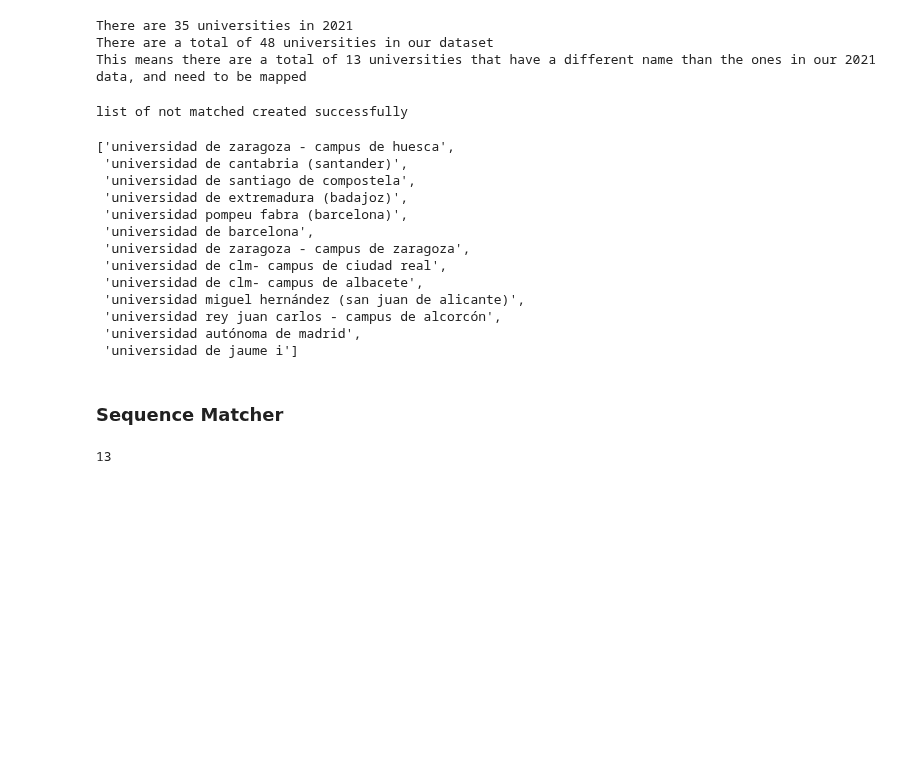
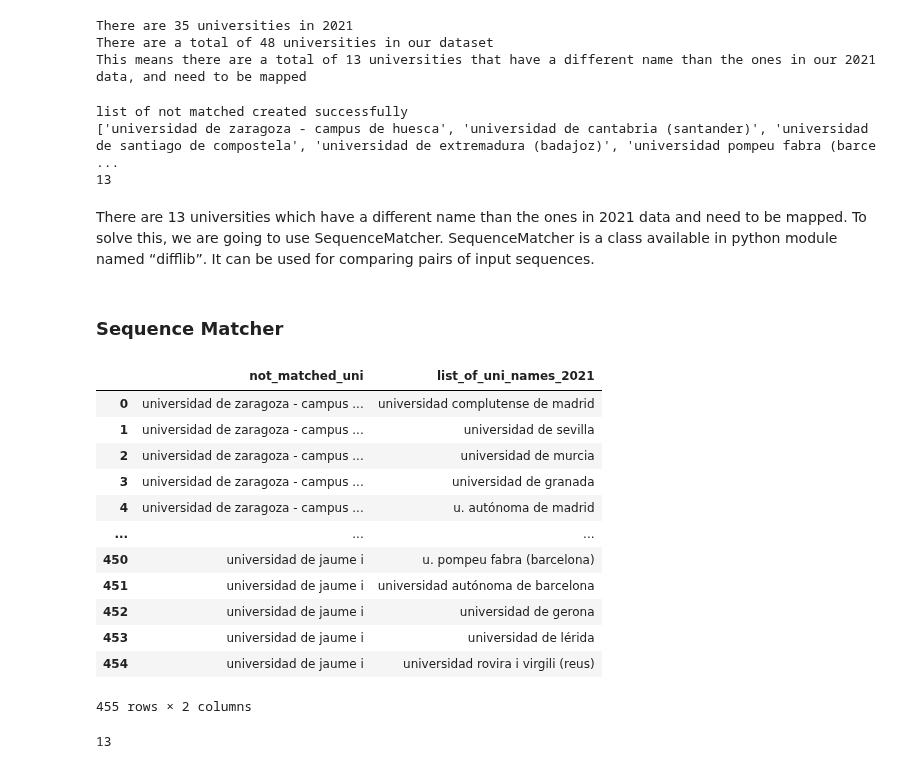
Before and after one commit to MiguelMonederoRubio/MasterDataScience_FinalProject_TFM, a Jupyter notebook: notebook/Spain_Medicine_Admissions_App.ipynb, the cells around one changed output. Saved outputs shown, nothing was run; the diff lists cells and outputs as text; code cells hidden in the pictures; blank space fills up the shorter version.

```diff
--- a/notebook/Spain_Medicine_Admissions_App.ipynb
+++ b/notebook/Spain_Medicine_Admissions_App.ipynb
@@ -250,22 +259,14 @@ if len(list_not_matched) != diff_uni_names:
 else:
     print('list of not matched created successfully')
 
-list_not_matched
+print(list_not_matched)
+print(len(list_not_matched))
 # %% [output]
 list of not matched created successfully
+['universidad de zaragoza - campus de huesca', 'universidad de cantabria (santander)', 'universidad de santiago de compostela', 'universidad de extremadura (badajoz)', 'universidad pompeu fabra (barce ...
+13
-['universidad de zaragoza - campus de huesca',
- 'universidad de cantabria (santander)',
- 'universidad de santiago de compostela',
- 'universidad de extremadura (badajoz)',
- 'universidad pompeu fabra (barcelona)',
- 'universidad de barcelona',
- 'universidad de zaragoza - campus de zaragoza',
- 'universidad de clm- campus de ciudad real',
- 'universidad de clm- campus de albacete',
- 'universidad miguel hernández (san juan de alicante)',
- 'universidad rey juan carlos - campus de alcorcón',
- 'universidad autónoma de madrid',
- 'universidad de jaume i']
+# %% [markdown]
+There are 13 universities which have a different name than the ones in 2021 data and need to be mapped. To solve this, we are going to use SequenceMatcher. SequenceMatcher is a class available in python module named “difflib”. It can be used for comparing pairs of input sequences.
 # %% [markdown]
 ### Sequence Matcher
 # %%
@@ -287,2 +286,18 @@ df3 = pd.MultiIndex.from_product(
 ).to_frame(index=False)
+# %%
+df_not_matched_uni_names_2021
+# %% [output]
+|  | not_matched_uni | list_of_uni_names_2021 |
+| 0 | universidad de zaragoza - campus ... | universidad complutense de madrid |
+| 1 | universidad de zaragoza - campus ... | universidad de sevilla |
+| 2 | universidad de zaragoza - campus ... | universidad de murcia |
+| 3 | universidad de zaragoza - campus ... | universidad de granada |
+| 4 | universidad de zaragoza - campus ... | u. autónoma de madrid |
+| ... | ... | ... |
+| 450 | universidad de jaume i | u. pompeu fabra (barcelona) |
+| 451 | universidad de jaume i | universidad autónoma de barcelona |
+| 452 | universidad de jaume i | universidad de gerona |
+| 453 | universidad de jaume i | universidad de lérida |
+| 454 | universidad de jaume i | universidad rovira i virgili (reus) |
+455 rows × 2 columns
 # %%
```
Also changed, not shown: parts of 81 cells of this notebook, 1 other file.
